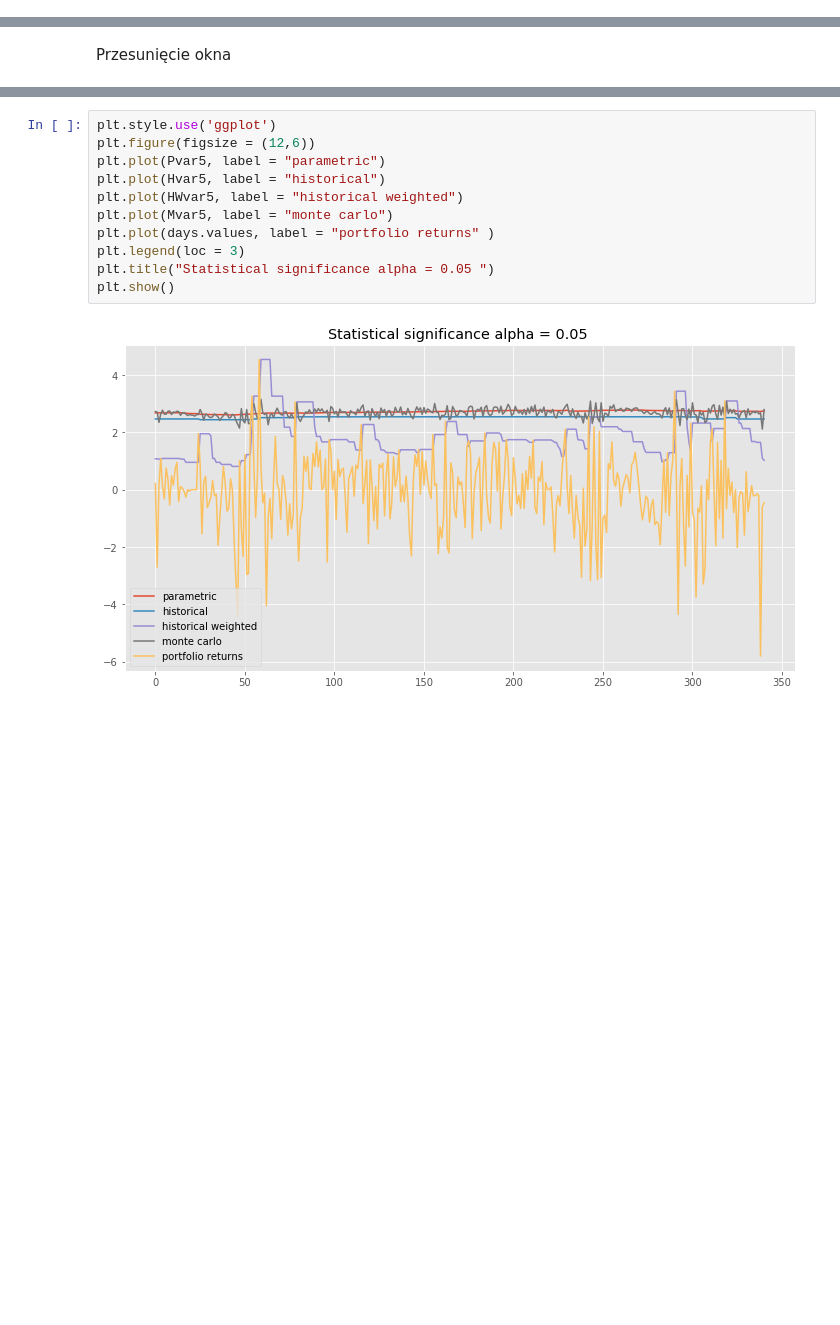
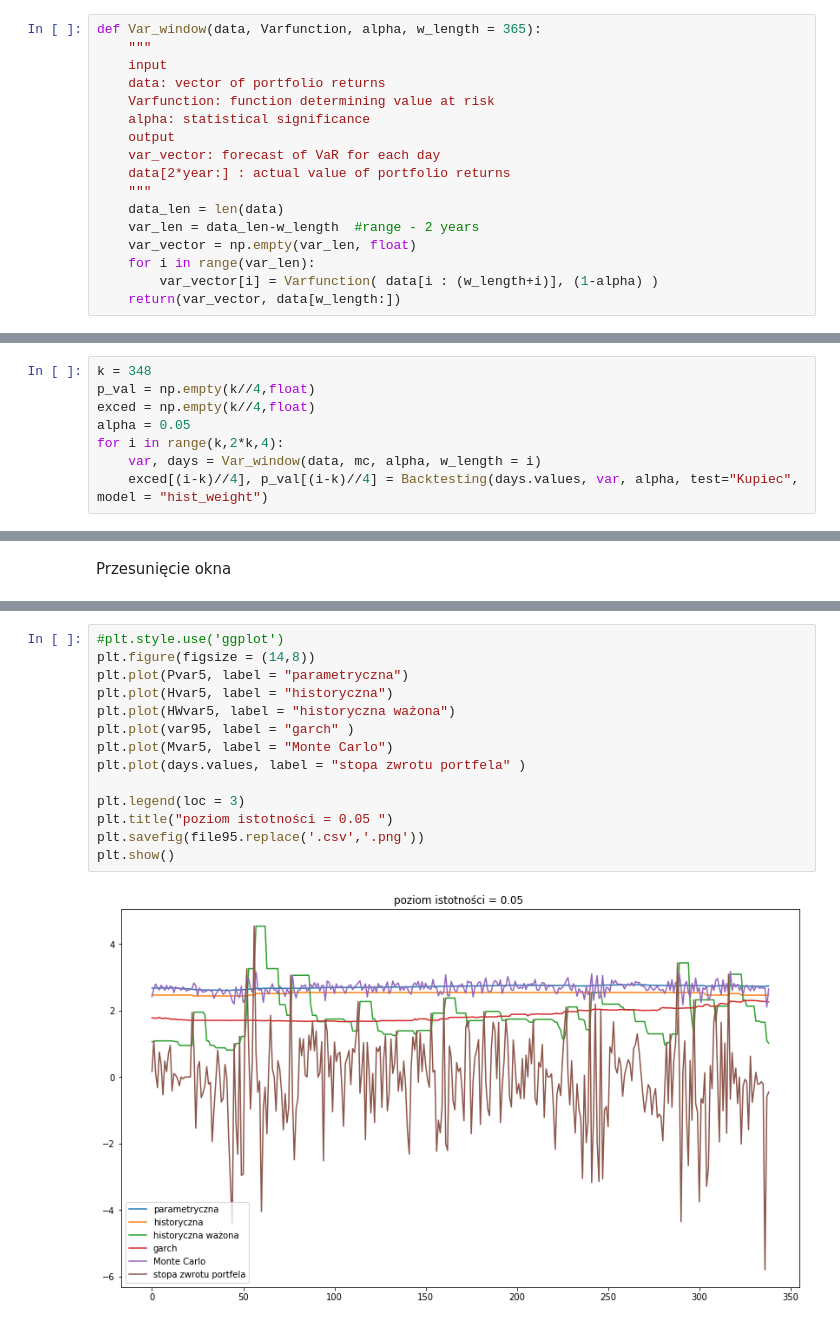
Before and after one commit to Karosemi/backtesting, a Jupyter notebook: BacktestingR.ipynb, the cells around one changed output, grey strips where cells are left out. Drawn from its saved outputs; the diff is of its cells as text; blank space fills up the shorter version.

```diff
--- a/BacktestingR.ipynb
+++ b/BacktestingR.ipynb
@@ -98,6 +111,23 @@ def Var_vector(data, Varfunction, alpha, year = 2, beg_index = 0):
     for i in range(var_len):
         var_vector[i] = Varfunction( data[beg_index+i : (year*365+i)], (1-alpha) )
     return(var_vector, data[beg_index+year*365:])
+# %%
+def Var_window(data, Varfunction, alpha, w_length = 365):
+    """
+    input
+    data: vector of portfolio returns
+    Varfunction: function determining value at risk
+    alpha: statistical significance
+    output
+    var_vector: forecast of VaR for each day
+    data[2*year:] : actual value of portfolio returns
+    """
+    data_len = len(data)
+    var_len = data_len-w_length  #range - 2 years
+    var_vector = np.empty(var_len, float)
+    for i in range(var_len):
+        var_vector[i] = Varfunction( data[i : (w_length+i)], (1-alpha) )
+    return(var_vector, data[w_length:])
 # %%
 def Backtesting(actual, forecast, alpha, model=None, test="Christoffersen"):
     """
@@ -181,0 +229,8 @@ Backtesting(days.values, forecast5, 0.05, test="Christoffersen")
+# %%
+k = 348
+p_val = np.empty(k//4,float)
+exced = np.empty(k//4,float)
+alpha = 0.05
+for i in range(k,2*k,4):
+    var, days = Var_window(data, mc, alpha, w_length = i)
+    exced[(i-k)//4], p_val[(i-k)//4] = Backtesting(days.values, var, alpha, test="Kupiec", model = "hist_weight")
@@ -257,14 +344,17 @@ Backtesting(days_mov.values, forecast9_mov, 0.01, test="Kupiec")
 # %%
-plt.style.use('ggplot')
-plt.figure(figsize = (12,6))
-plt.plot(Pvar5, label = "parametric")
-plt.plot(Hvar5, label = "historical")
-plt.plot(HWvar5, label = "historical weighted")
-plt.plot(Mvar5, label = "monte carlo")
-plt.plot(days.values, label = "portfolio returns" )
+#plt.style.use('ggplot')
+plt.figure(figsize = (14,8))
+plt.plot(Pvar5, label = "parametryczna")
+plt.plot(Hvar5, label = "historyczna")
+plt.plot(HWvar5, label = "historyczna ważona")
+plt.plot(var95, label = "garch" )
+plt.plot(Mvar5, label = "Monte Carlo")
+plt.plot(days.values, label = "stopa zwrotu portfela" )
+
 plt.legend(loc = 3)
-plt.title("Statistical significance alpha = 0.05 ")
+plt.title("poziom istotności = 0.05 ")
+plt.savefig(file95.replace('.csv','.png'))
 plt.show()
 # %% [output]
-[figure, old version]
+[figure, new version]
 # %%
```
Also changed, not shown: parts of 16 cells of this notebook.
